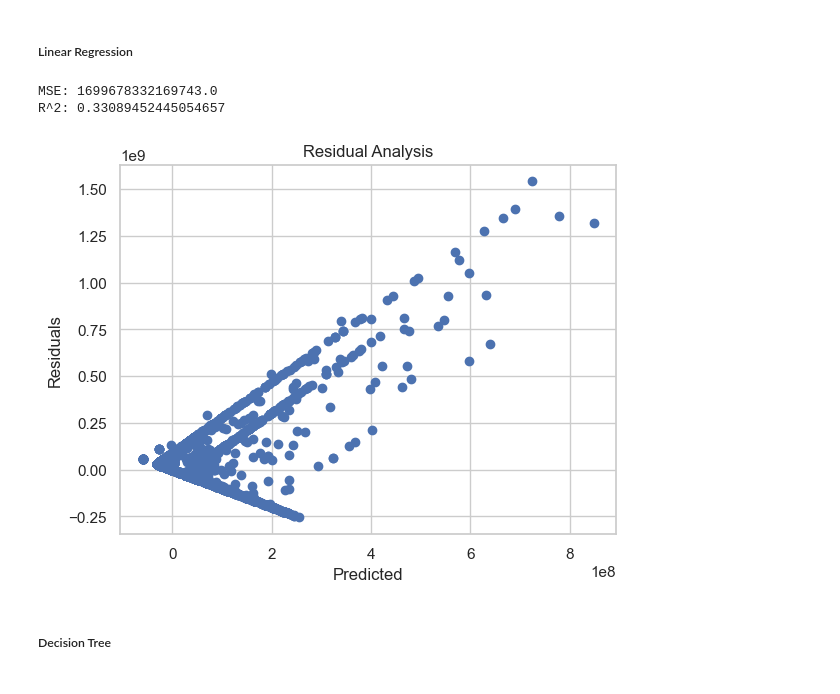
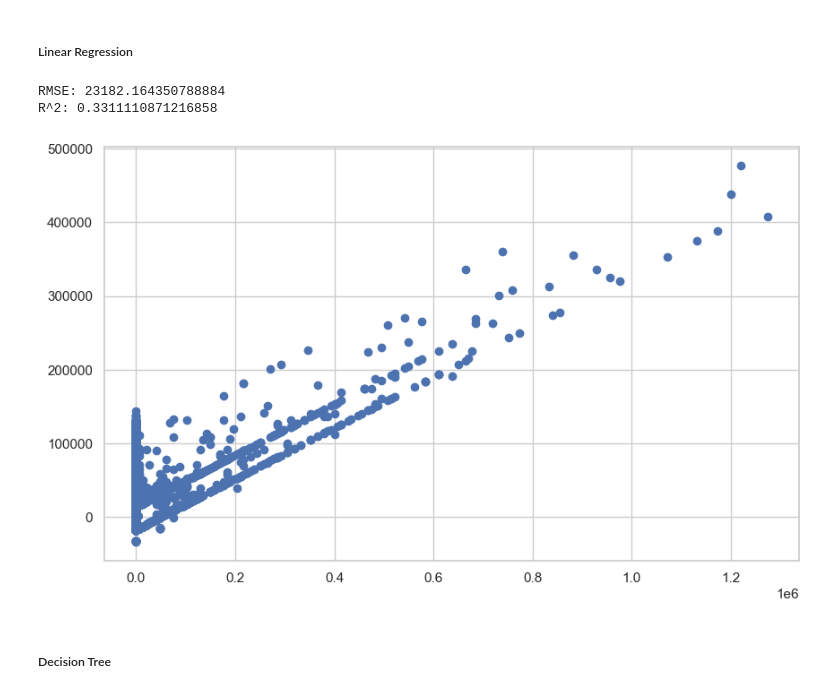
Before and after one commit to TaigahG/FODS-FinalProject, a Jupyter notebook: models.ipynb, the cells around one changed output. Saved outputs shown, nothing was run; the diff lists cells and outputs as text; code cells hidden in the pictures.

```diff
--- a/models.ipynb
+++ b/models.ipynb
@@ -395,14 +418,14 @@ df_sb["revenue"] = df_sb["revenue"].astype(str).apply(lambda x : x.replace(":",
 # %%
 def convert_revenue(row):
     if row['country'] == 'SN':
-        return float(row['revenue']) * 25.82
+        return float(row['revenue']) * 0.0018
     elif row['country'] == 'TH':
-        return float(row['revenue']) * 440
+        return float(row['revenue']) * 0.032
     elif row['country'] == 'OM':
-        return float(row['revenue']) * 40171.27
+        return float(row['revenue']) * 22.6
     elif row['country'] == 'LA':
-        return float(row['revenue']) * 0.75
+        return float(row['revenue']) * 0.00011
 
-df_sb['revenue in rupiah'] = df_sb.apply(convert_revenue, axis=1)
-df_sb['revenue in rupiah']
+df_sb['revenue in dollar'] = df_sb.apply(convert_revenue, axis=1)
+df_sb['revenue in dollar']
 # %% [output]
@@ -797,7 +873,7 @@ df_sb
 # %%
 # Selecting relevant columns for the model
 X = df_sb[['status', 'adnet_encoded', 'attempt_charging', 'success_billing']]
-y = df_sb['revenue in rupiah']
+y = df_sb['revenue in dollar']
 X_train, X_test, y_train, y_test = train_test_split(X, y, test_size=0.2, random_state=42)
 # %% [markdown]
 ##### Standadize the feature.
@@ -838,31 +914,30 @@ Name: success_billing, dtype: float64
 # %%
 # Create the regression model
 model = LinearRegression()
 
 # Fit the model to the training data
 model.fit(X_train_scaled, y_train)
 
 # Predicting on the test set
 y_pred = model.predict(X_test_scaled)
 
 # Calculating metrics
 mse = mean_squared_error(y_test, y_pred)
 r2 = r2_score(y_test, y_pred)
 
 
-print("MSE:", mse)
+print("RMSE:", math.sqrt(mse))
 print("R^2:", r2)
 
-# Visualizing the residuals
-plt.scatter(y_pred, y_test - y_pred)
-plt.title("Residual Analysis")
-plt.xlabel("Predicted")
-plt.ylabel("Residuals")
+#plot linear regression
+plt.figure(figsize=(10, 6))
+plt.scatter(y_test, y_pred)
+
 plt.show()
 # %% [output]
-MSE: 1699678332169743.0
-R^2: 0.33089452445054657
+RMSE: 23182.164350788884
+R^2: 0.3311110871216858
-[figure, old version]
+[figure, new version]
 # %% [markdown]
 ##### Decision Tree
 # %%
```
Also changed, not shown: parts of 24 cells of this notebook.
